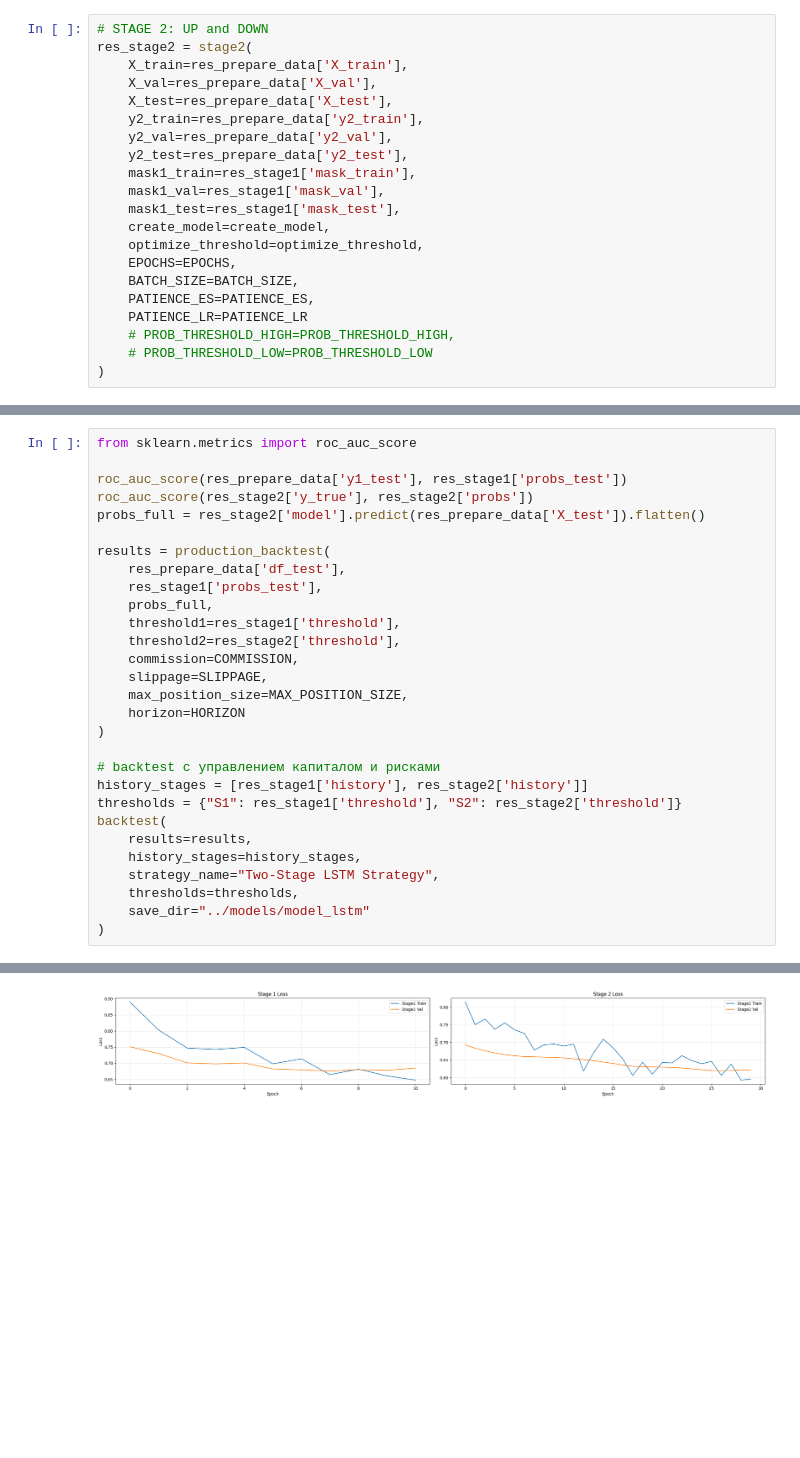
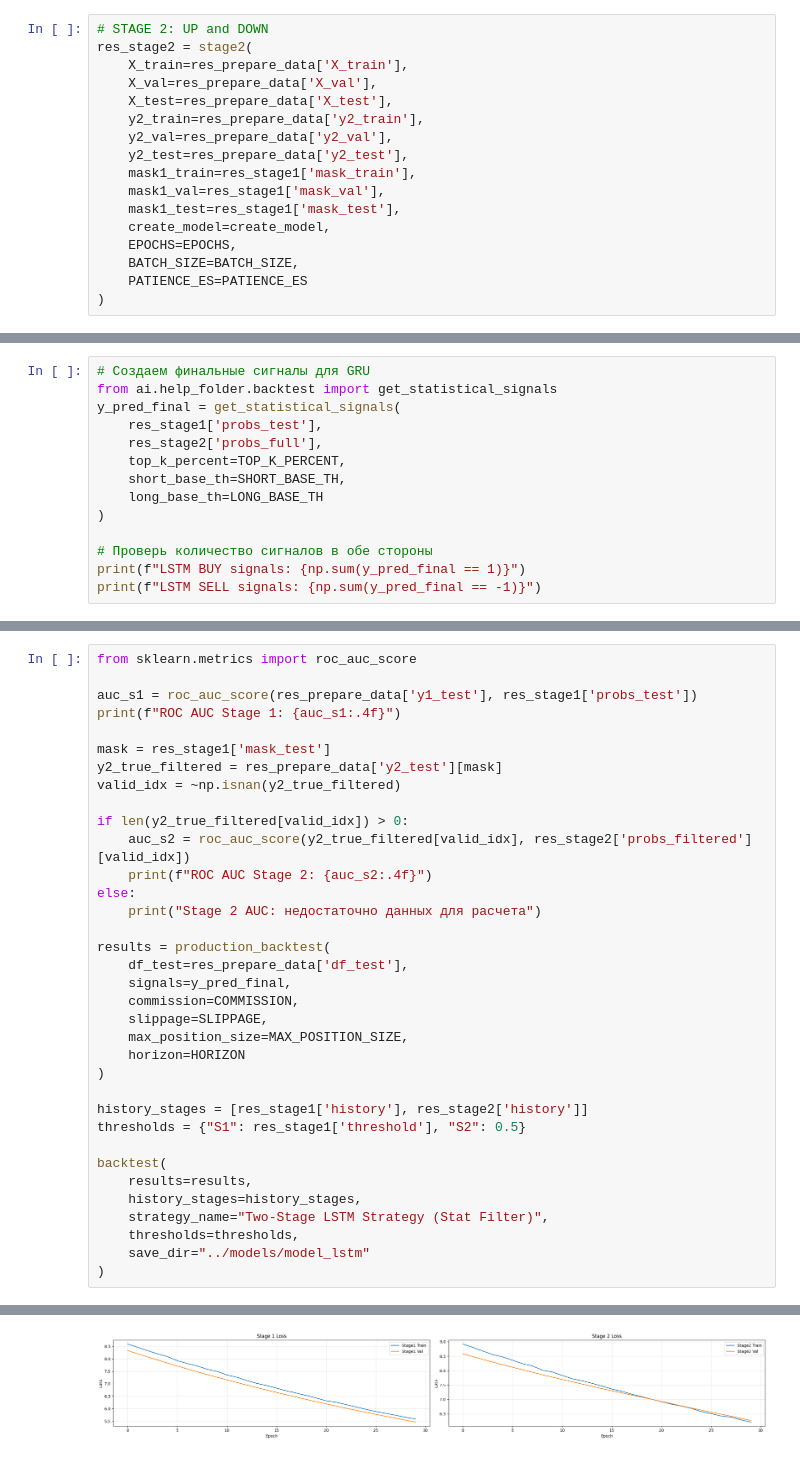
Before and after one commit to Vadim504/Ml_project, a Jupyter notebook: ai/models_jupyter/lstm.ipynb, the cells around one changed output, grey strips where cells are left out. Saved outputs shown, nothing was run; the diff lists cells and outputs as text; blank space fills up the shorter version.

```diff
--- a/ai/models_jupyter/lstm.ipynb
+++ b/ai/models_jupyter/lstm.ipynb
@@ -154,12 +176,8 @@ res_stage2 = stage2(
     mask1_val=res_stage1['mask_val'],
     mask1_test=res_stage1['mask_test'],
     create_model=create_model,
-    optimize_threshold=optimize_threshold,
     EPOCHS=EPOCHS,
     BATCH_SIZE=BATCH_SIZE,
-    PATIENCE_ES=PATIENCE_ES,
-    PATIENCE_LR=PATIENCE_LR
-    # PROB_THRESHOLD_HIGH=PROB_THRESHOLD_HIGH,
-    # PROB_THRESHOLD_LOW=PROB_THRESHOLD_LOW
+    PATIENCE_ES=PATIENCE_ES
 )
 # %% [output]
@@ -220,0 +237,14 @@ weighted avg       1.00      1.00      1.00         2
+# %%
+# Создаем финальные сигналы для GRU
+from ai.help_folder.backtest import get_statistical_signals
+y_pred_final = get_statistical_signals(
+    res_stage1['probs_test'],
+    res_stage2['probs_full'],
+    top_k_percent=TOP_K_PERCENT,
+    short_base_th=SHORT_BASE_TH,
+    long_base_th=LONG_BASE_TH
+)
+
+# Проверь количество сигналов в обе стороны
+print(f"LSTM BUY signals: {np.sum(y_pred_final == 1)}")
+print(f"LSTM SELL signals: {np.sum(y_pred_final == -1)}")
@@ -221,29 +254,35 @@ weighted avg       1.00      1.00      1.00         2
 # %%
 from sklearn.metrics import roc_auc_score
 
-roc_auc_score(res_prepare_data['y1_test'], res_stage1['probs_test'])
-roc_auc_score(res_stage2['y_true'], res_stage2['probs'])
-probs_full = res_stage2['model'].predict(res_prepare_data['X_test']).flatten()
+auc_s1 = roc_auc_score(res_prepare_data['y1_test'], res_stage1['probs_test'])
+print(f"ROC AUC Stage 1: {auc_s1:.4f}")
+
+mask = res_stage1['mask_test']
+y2_true_filtered = res_prepare_data['y2_test'][mask]
+valid_idx = ~np.isnan(y2_true_filtered)
+
+if len(y2_true_filtered[valid_idx]) > 0:
+    auc_s2 = roc_auc_score(y2_true_filtered[valid_idx], res_stage2['probs_filtered'][valid_idx])
+    print(f"ROC AUC Stage 2: {auc_s2:.4f}")
+else:
+    print("Stage 2 AUC: недостаточно данных для расчета")
 
 results = production_backtest(
-    res_prepare_data['df_test'],
-    res_stage1['probs_test'],
-    probs_full,
-    threshold1=res_stage1['threshold'],
-    threshold2=res_stage2['threshold'],
+    df_test=res_prepare_data['df_test'],
+    signals=y_pred_final,
     commission=COMMISSION,
     slippage=SLIPPAGE,
     max_position_size=MAX_POSITION_SIZE,
     horizon=HORIZON
 )
 
-# backtest с управлением капиталом и рисками
 history_stages = [res_stage1['history'], res_stage2['history']]
-thresholds = {"S1": res_stage1['threshold'], "S2": res_stage2['threshold']}
+thresholds = {"S1": res_stage1['threshold'], "S2": 0.5}
+
 backtest(
     results=results,
     history_stages=history_stages,
-    strategy_name="Two-Stage LSTM Strategy",
+    strategy_name="Two-Stage LSTM Strategy (Stat Filter)",
     thresholds=thresholds,
     save_dir="../models/model_lstm"
 )
@@ -253,2 +293,2 @@ backtest(
-[figure, old version]
+[figure, new version]
 # %%
```
Also changed, not shown: parts of 10 cells of this notebook, 35 other files.
